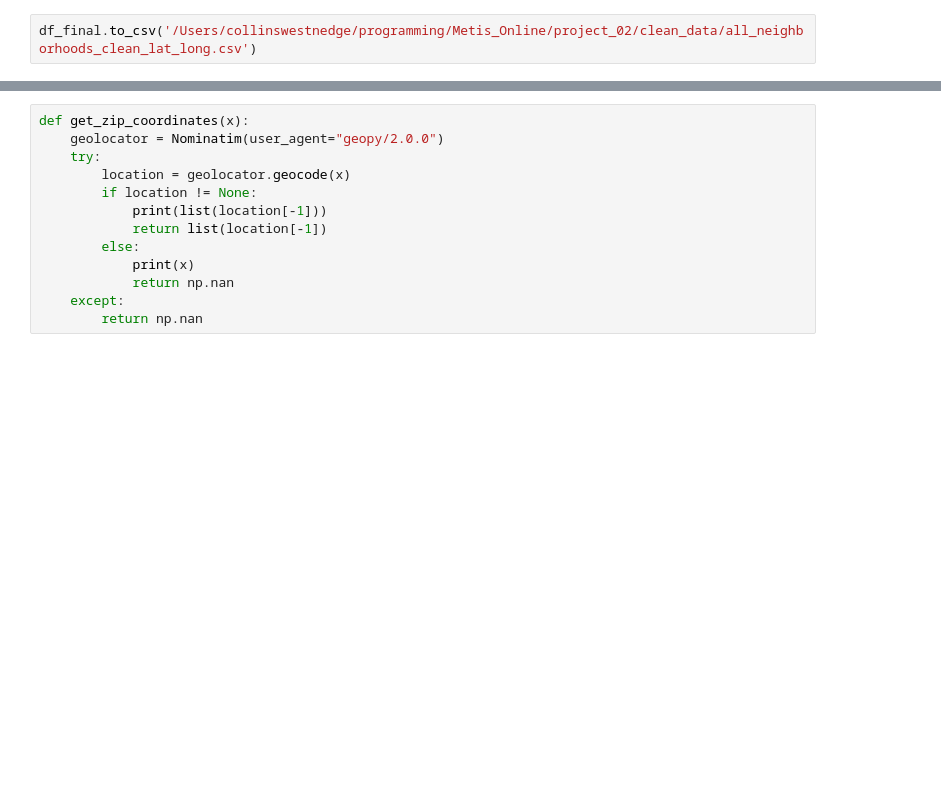
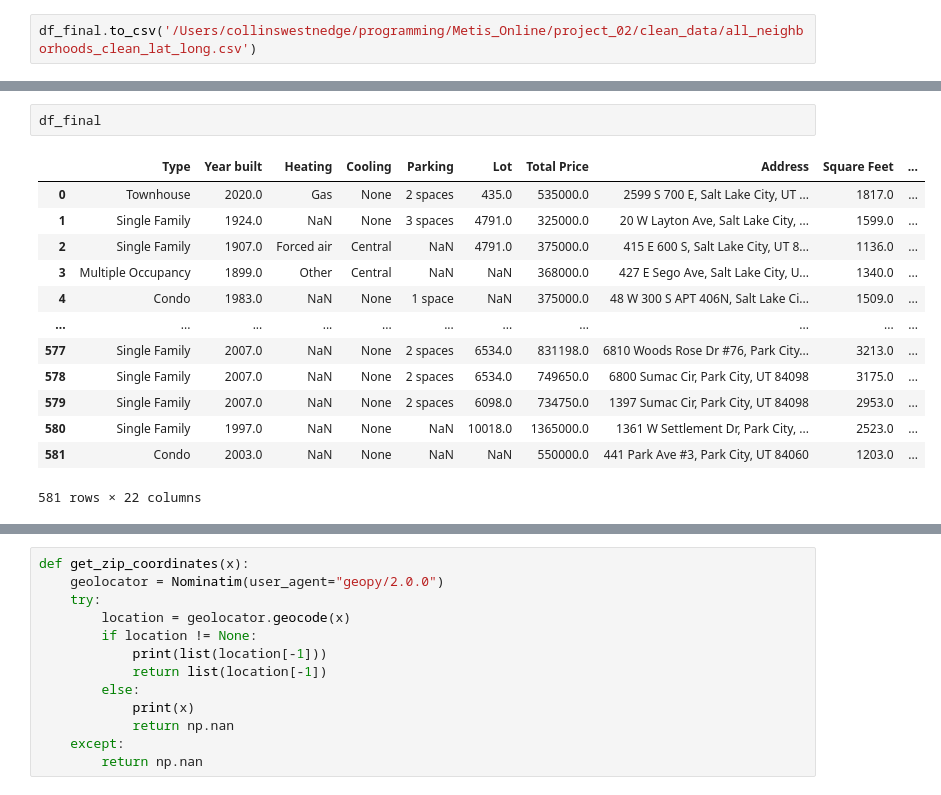
Before and after one commit to dirtylittledirtbike/project_2, a Jupyter notebook: clean_data.ipynb, the cells around one changed output, grey strips where cells are left out. Drawn from its saved outputs; the diff is of its cells as text; blank space fills up the shorter version.

```diff
--- a/clean_data.ipynb
+++ b/clean_data.ipynb
@@ -379,0 +413,16 @@ df_final['lat-lng'].isna().sum()
+# %%
+df_final
+# %% [output]
+|  | Type | Year built | Heating | Cooling | Parking | Lot | Total Price | Address | Square Feet | ... |
+| 0 | Townhouse | 2020.0 | Gas | None | 2 spaces | 435.0 | 535000.0 | 2599 S 700 E, Salt Lake City, UT ... | 1817.0 | ... |
+| 1 | Single Family | 1924.0 | NaN | None | 3 spaces | 4791.0 | 325000.0 | 20 W Layton Ave, Salt Lake City, ... | 1599.0 | ... |
+| 2 | Single Family | 1907.0 | Forced air | Central | NaN | 4791.0 | 375000.0 | 415 E 600 S, Salt Lake City, UT 8... | 1136.0 | ... |
+| 3 | Multiple Occupancy | 1899.0 | Other | Central | NaN | NaN | 368000.0 | 427 E Sego Ave, Salt Lake City, U... | 1340.0 | ... |
+| 4 | Condo | 1983.0 | NaN | None | 1 space | NaN | 375000.0 | 48 W 300 S APT 406N, Salt Lake Ci... | 1509.0 | ... |
+| ... | ... | ... | ... | ... | ... | ... | ... | ... | ... | ... |
+| 577 | Single Family | 2007.0 | NaN | None | 2 spaces | 6534.0 | 831198.0 | 6810 Woods Rose Dr #76, Park City... | 3213.0 | ... |
+| 578 | Single Family | 2007.0 | NaN | None | 2 spaces | 6534.0 | 749650.0 | 6800 Sumac Cir, Park City, UT 84098 | 3175.0 | ... |
+| 579 | Single Family | 2007.0 | NaN | None | 2 spaces | 6098.0 | 734750.0 | 1397 Sumac Cir, Park City, UT 84098 | 2953.0 | ... |
+| 580 | Single Family | 1997.0 | NaN | None | NaN | 10018.0 | 1365000.0 | 1361 W Settlement Dr, Park City, ... | 2523.0 | ... |
+| 581 | Condo | 2003.0 | NaN | None | NaN | NaN | 550000.0 | 441 Park Ave #3, Park City, UT 84060 | 1203.0 | ... |
+581 rows × 22 columns
```
Also changed, not shown: parts of 22 cells of this notebook, 14 other files.
